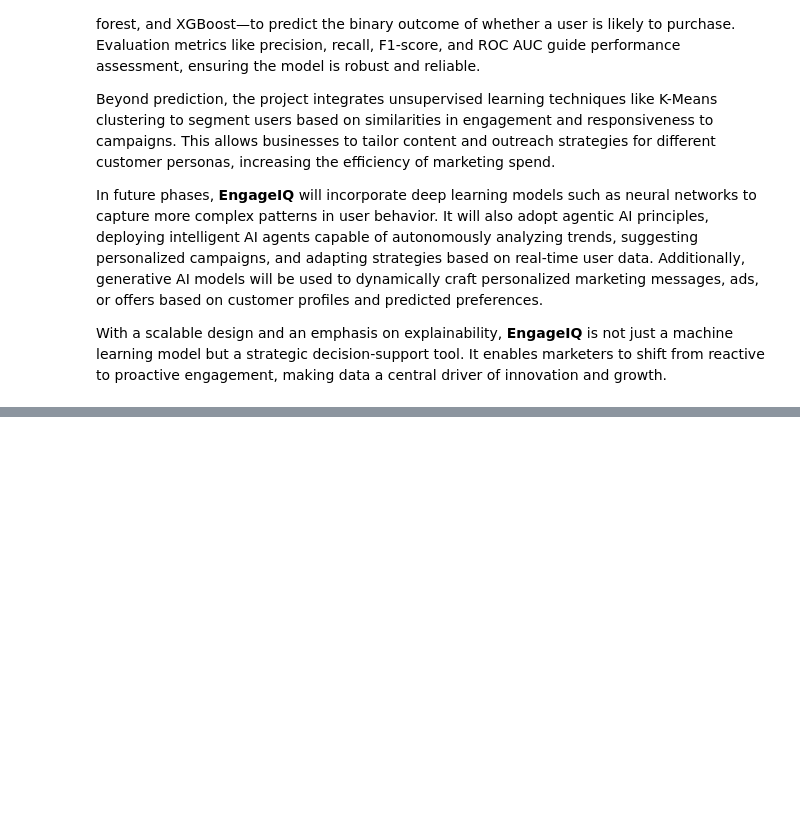
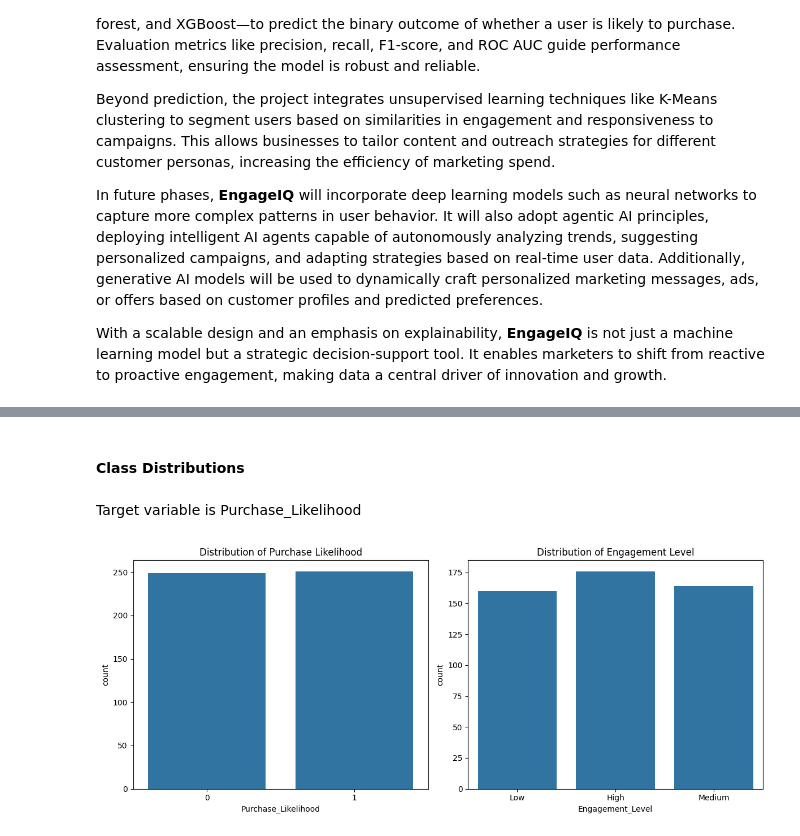
Before and after one commit to aminayusif/PurchaseIQ, a Jupyter notebook: EngageIQ_Predictive_Marketing.ipynb, the cells around one changed output, grey strips where cells are left out. Cells and saved outputs as stored; diff of their text form; code cells hidden in the pictures; blank space fills up the shorter version.

Commit message:
Exploratory data analysis: Class distributions

```diff
--- a/EngageIQ_Predictive_Marketing.ipynb
+++ b/EngageIQ_Predictive_Marketing.ipynb
@@ -14,0 +26,2 @@ With a scalable design and an emphasis on explainability, **EngageIQ** is not ju
+# %%
+data=pd.read_csv('/content/marketing_data.csv')
@@ -14,0 +87,19 @@ With a scalable design and an emphasis on explainability, **EngageIQ** is not ju
+# %% [markdown]
+####  Class Distributions
+# %% [markdown]
+Target variable is Purchase_Likelihood
+# %%
+plt.figure(figsize=(12, 5))
+
+plt.subplot(1, 2, 1)
+sns.countplot(data=data, x='Purchase_Likelihood')
+plt.title('Distribution of Purchase Likelihood')
+
+plt.subplot(1, 2, 2)
+sns.countplot(data=data, x='Engagement_Level')
+plt.title('Distribution of Engagement Level')
+
+plt.tight_layout()
+plt.show()
+# %% [output]
+[figure, added]
```
Also changed, not shown: parts of 14 cells of this notebook.
